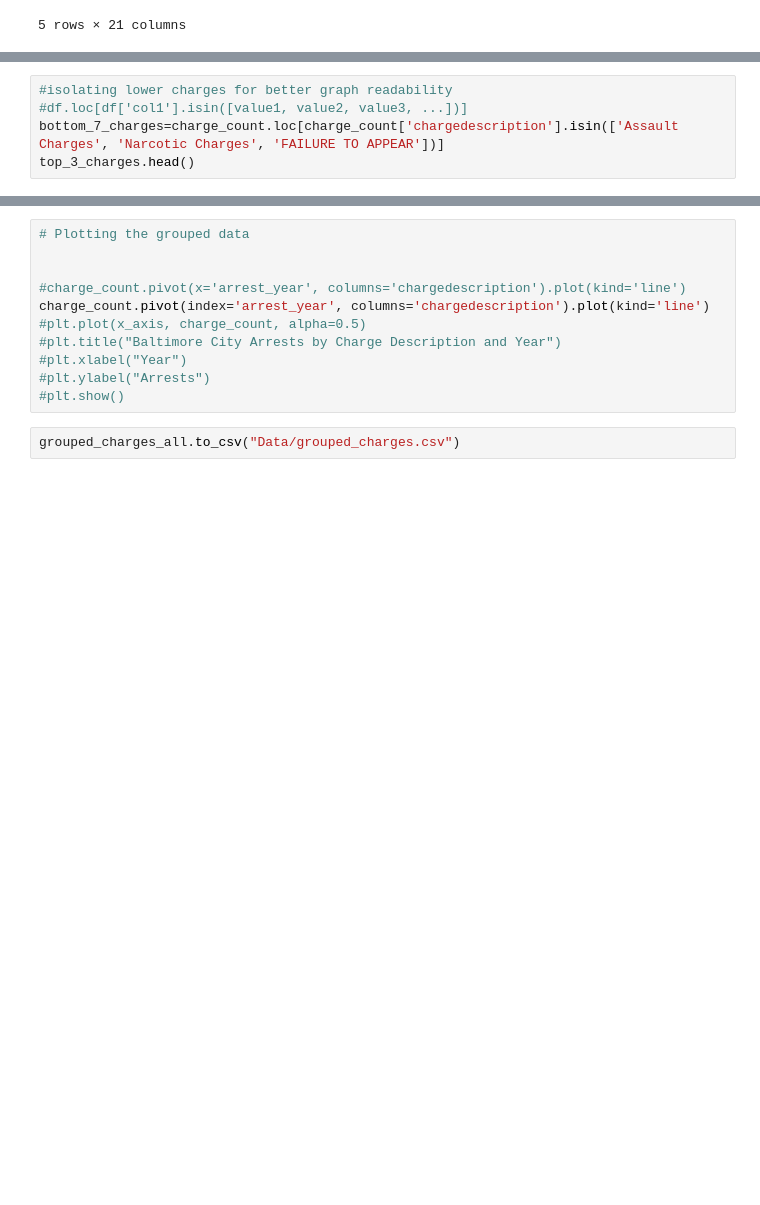
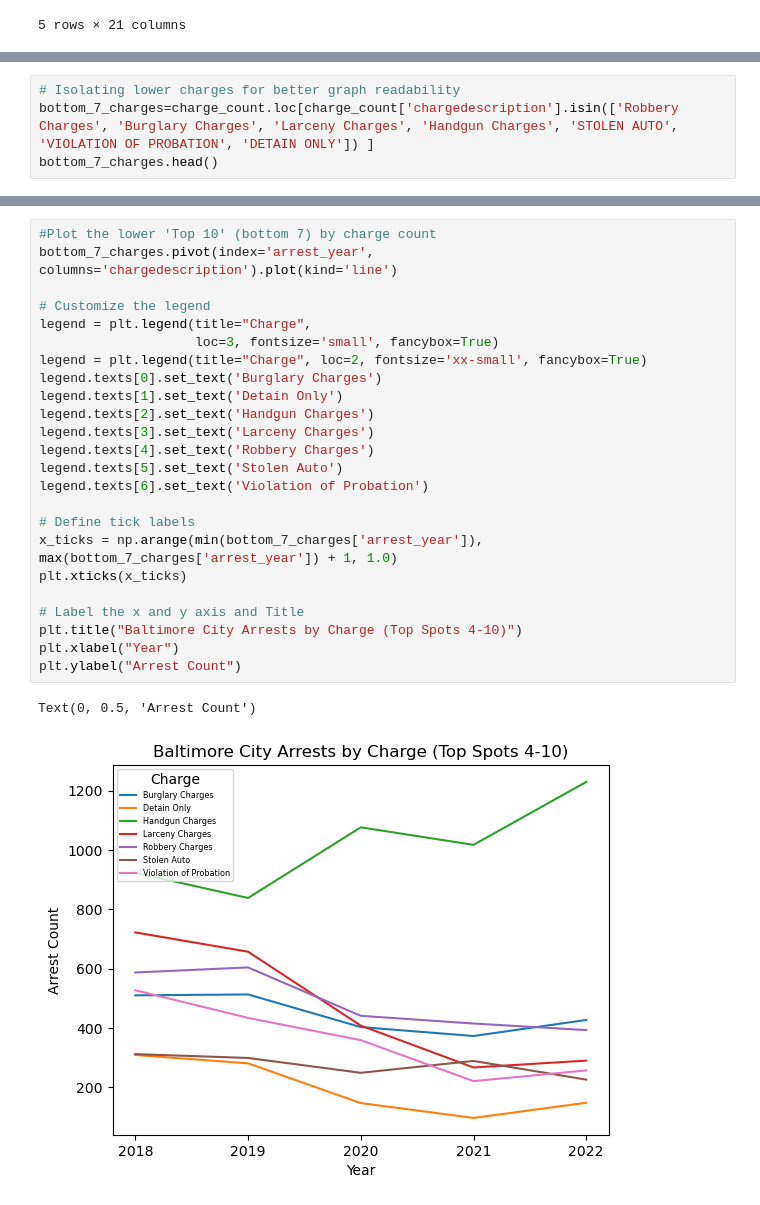
Before and after one commit to erusin12/dataProject1, a Jupyter notebook: dataProject1.ipynb, the cells around one changed output, grey strips where cells are left out. Cells and saved outputs as stored; diff of their text form; blank space fills up the shorter version.

```diff
--- a/dataProject1.ipynb
+++ b/dataProject1.ipynb
@@ -316,5 +169,4 @@ top_3_charges.pivot(index='arrest_year', columns='chargedescription').plot(kind=
 # %%
-#isolating lower charges for better graph readability
-#df.loc[df['col1'].isin([value1, value2, value3, ...])]
-bottom_7_charges=charge_count.loc[charge_count['chargedescription'].isin(['Assault Charges', 'Narcotic Charges', 'FAILURE TO APPEAR'])]
-top_3_charges.head()
+# Isolating lower charges for better graph readability
+bottom_7_charges=charge_count.loc[charge_count['chargedescription'].isin(['Robbery Charges', 'Burglary Charges', 'Larceny Charges', 'Handgun Charges', 'STOLEN AUTO', 'VIOLATION OF PROBATION', 'DETAIN ONLY']) ]
+bottom_7_charges.head()
@@ -321,13 +180,27 @@ top_3_charges.head()
-# %%
-# Plotting the grouped data
-
-
-#charge_count.pivot(x='arrest_year', columns='chargedescription').plot(kind='line')
-charge_count.pivot(index='arrest_year', columns='chargedescription').plot(kind='line')
-#plt.plot(x_axis, charge_count, alpha=0.5)
-#plt.title("Baltimore City Arrests by Charge Description and Year")
-#plt.xlabel("Year")
-#plt.ylabel("Arrests")
-#plt.show()
-# %%
-grouped_charges_all.to_csv("Data/grouped_charges.csv")
+# %%
+#Plot the lower 'Top 10' (bottom 7) by charge count
+bottom_7_charges.pivot(index='arrest_year', columns='chargedescription').plot(kind='line')
+
+# Customize the legend
+legend = plt.legend(title="Charge",
+                    loc=3, fontsize='small', fancybox=True)
+legend = plt.legend(title="Charge", loc=2, fontsize='xx-small', fancybox=True)
+legend.texts[0].set_text('Burglary Charges')
+legend.texts[1].set_text('Detain Only')
+legend.texts[2].set_text('Handgun Charges')
+legend.texts[3].set_text('Larceny Charges')
+legend.texts[4].set_text('Robbery Charges')
+legend.texts[5].set_text('Stolen Auto')
+legend.texts[6].set_text('Violation of Probation')
+
+# Define tick labels
+x_ticks = np.arange(min(bottom_7_charges['arrest_year']), max(bottom_7_charges['arrest_year']) + 1, 1.0)
+plt.xticks(x_ticks)
+
+# Label the x and y axis and Title
+plt.title("Baltimore City Arrests by Charge (Top Spots 4-10)")
+plt.xlabel("Year")
+plt.ylabel("Arrest Count")
+# %% [output]
+Text(0, 0.5, 'Arrest Count')
+[figure, added]
```
Also changed, not shown: parts of 32 cells of this notebook, 4 other files.
